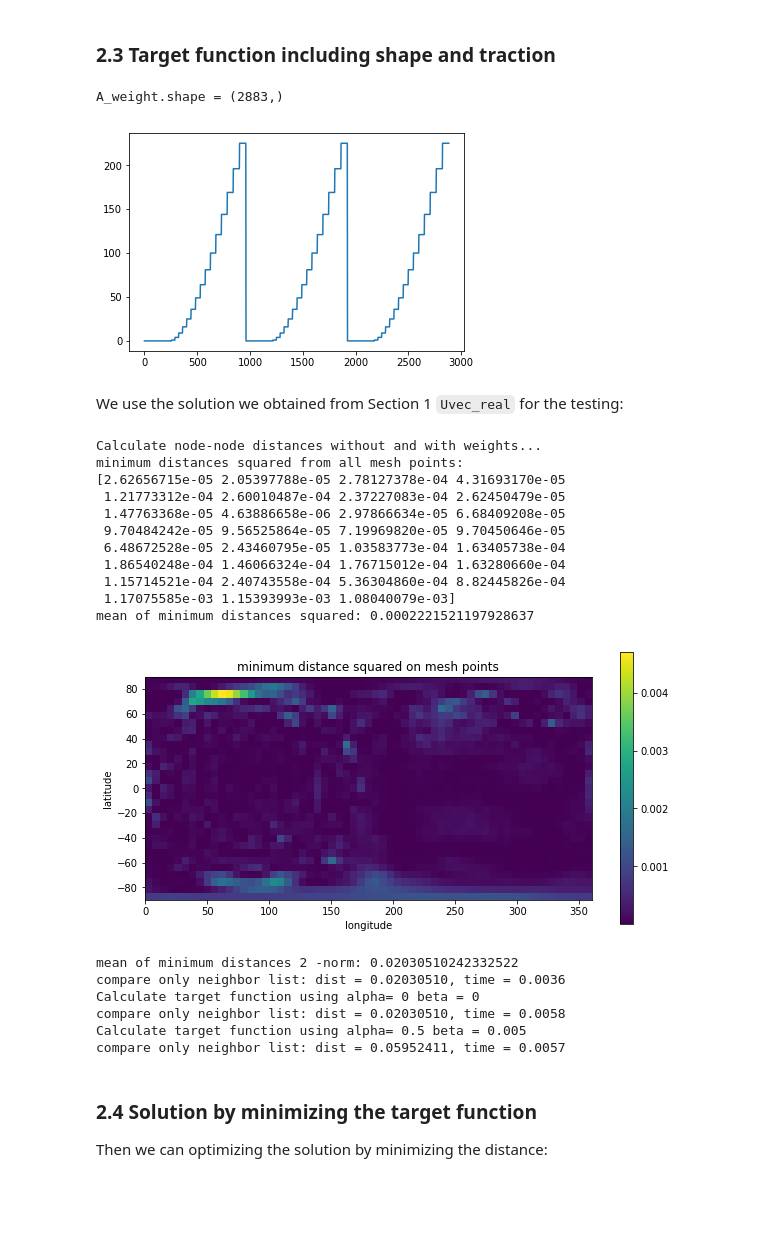
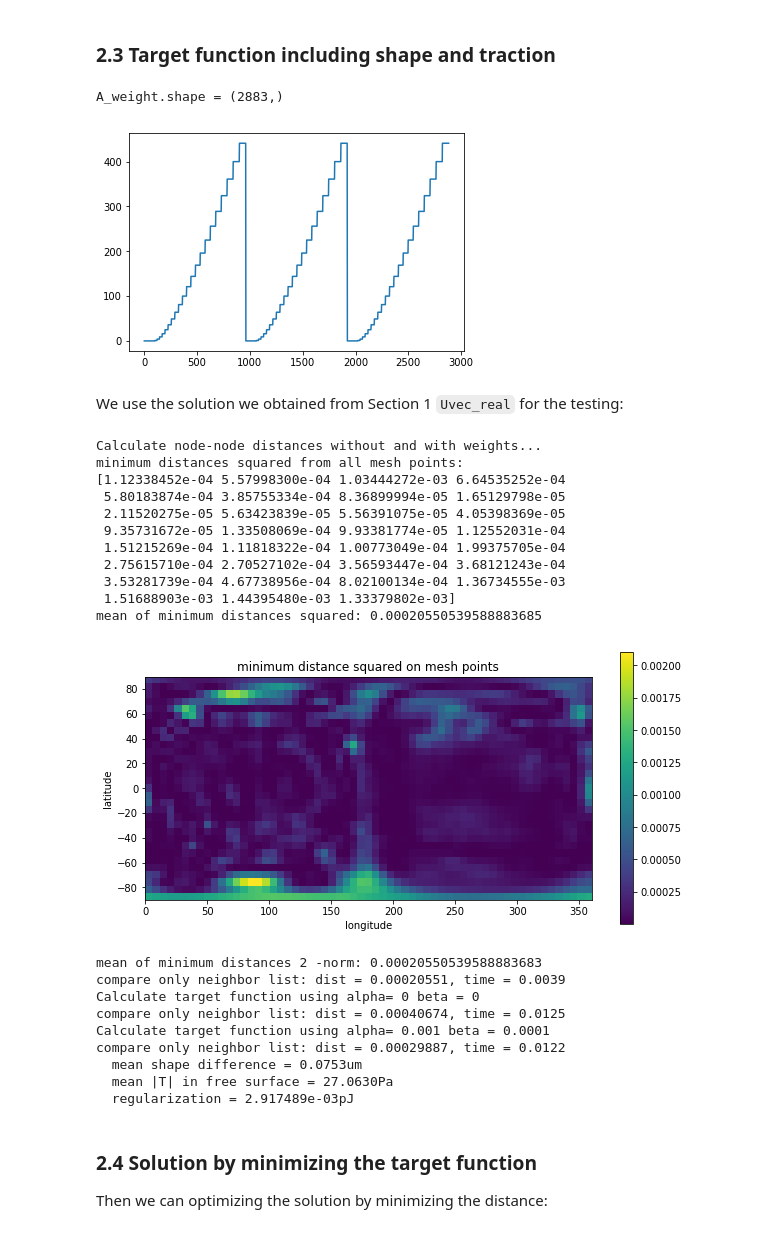
Before and after one commit to yfwang09/ShElastic, a Jupyter notebook: notebook/Case05-Hydrogel_Cell_Interaction-optimization.ipynb, the cells around one changed output. Cells and saved outputs as stored; diff of their text form; code cells hidden in the pictures; blank space fills up the shorter version.

Commit message:
Energy as regularization

```diff
--- a/notebook/Case05-Hydrogel_Cell_Interaction-optimization.ipynb
+++ b/notebook/Case05-Hydrogel_Cell_Interaction-optimization.ipynb
@@ -38,7 +38,7 @@ from Case05_utilities import generate_fcache, generate_Xneigh, generate_Eneigh,
 ############################# change inputs here #################################
 # Data file name
 datadir = '../testdata'
-smoothed = 'smoothed'; smoothed = '';
+smoothed = 'smoothed_lmax30_lwork25'; # smoothed = 'smoothed'; smoothed = '';
 dilated = '_smoothed'; # dilated = '_1um_dilated'; # dilated = '';
 shapename = 'Shape2'
 datafile = os.path.join(datadir, shapename+'_Coordinates_Cart_'+smoothed+'.csv')
@@ -50,9 +50,7 @@ mu0 = 300/3;
 mu = 1.; nu = 0.499;
 # Spherical Harmonics Analysis Settings
 lJmax = 30; lKmax = 30; lmax_plot = 60;
-lmax_work = np.int(0.5*lJmax);
-lmax_buf = lJmax-lmax_work
-lmax_mean = lmax_work + np.int(lmax_buf/2)
+ldamp_lo = 10; ldamp_hi = 20; lwork = 9
 
 # neibor list settings
 n_list = 200
@@ -61,13 +59,13 @@ n_recal_neigh = 1
 file_neigh = shapename + '_neigh%d_lmax%d'%(n_list, lJmax) + smoothed + dilated
 
 # regularizations
-myalpha = 0.500   # traction magnitude
-mybeta  = 0.005  # coefficient magnitude
+myalpha = 1e-3  # traction magnitude
+mybeta  = 1e-4  # coefficient magnitude
 
 # program switches
 plot_figure = True
 node_face_dist_on = None
-opt_proc = [2, ]; myord = 2; # 2: sol2dr; myord: p-norm order
+opt_proc = [2, ]; myord = 1; # 2: sol2dr; myord: p-norm order
 #opt_proc = [0, 1, 0, 1, 0, 1, 0, 1, 0]  # 1: node-face on; 0: node-face off;
 
 # minimization settings
@@ -81,7 +79,7 @@ minimizer_config = {'maxiter': maxiter_per_period, 'gtol': CG_gtol, 'disp': True
 # dump files for minimization
 #AKinitfile = 'AK_iter_'+shapename+('_lmax%d'%20)+smoothed+dilated+'.npy'
 AKinitfile = 'AK_iter_'+shapename+('_lmax%d'%20)+'_1um_dilated.npy'
-savename = shapename+('_lmax%d'%lJmax)+smoothed+dilated+'_4norm'
+savename = shapename+('_lmax%d'%lJmax)+smoothed+dilated
 AKfile = 'AK_iter_'+savename+'.npy'
 fvfile = 'fv_'+savename+'.txt'
 
@@ -405,7 +421,7 @@ if (node_face_dist_on is not None) or (0 in opt_proc) or (1 in opt_proc):
 ### Develop the interpolation function for $r(\theta,\varphi)$ from data
 # %%
 if (2 in opt_proc):
-    urcilm_interp, chi2 = pyshtools.expand.SHExpandLSQ(ur, Vlat, Vlon, lmax=lmax_plot+10)
+    urcilm_interp, chi2 = pyshtools.expand.SHExpandLSQ(ur, Vlat, Vlon, lmax=lJmax+10)
     print(chi2)
 
     ucoeff_interp = pyshtools.SHCoeffs.from_array(urcilm_interp)
@@ -413,7 +429,6 @@ if (2 in opt_proc):
 
     if plot_figure:
         fig, ax = ucoeff_interp.plot_spectrum(unit='per_lm')
-        fig, ax = urgrid_interp.plot()
         urgrid_interp.info()
 
     from scipy.interpolate import RectBivariateSpline
@@ -450,7 +465,7 @@ if (2 in opt_proc):
         plt.xlim(0, 360)
         plt.ylim(-90, 90)
         plt.subplot(212)
-        plt.tripcolor(pVlon, Vlat, ur_interp-ur)
+        plt.tripcolor(pVlon, Vlat, (ur_interp-ur)*r0)
         plt.colorbar()
         plt.axis('equal')
         plt.xlim(0, 360)
@@ -497,8 +511,8 @@ else:
 
 Q = TransMat(lJmax=lJmax)           # transformation matrix from Cartesian to Spherical Coordinates
 l_list, m_list = LM_list(lJmax)
-ndamp = ((lJmax+1)**2 - (lJmax+1-lmax_buf)**2)*3
-l_weight = l_list - (lJmax - lmax_buf); l_weight[l_weight < 0] = 0; l_weight = l_weight**2;#np.exp(l_weight) - 1;
+#ndamp = ((lJmax+1)**2 - (lJmax+1-lmax_buf)**2)*3
+l_weight = l_list - lwork; l_weight[l_weight < 0] = 0; l_weight = l_weight**2; #(np.exp(l_weight) - 1);
 A_weight = np.tile(l_weight, 3)
 
 print("A_weight.shape =",A_weight.shape)
@@ -507,7 +521,7 @@ if plot_figure:
     plt.show()
 # %% [output]
 A_weight.shape = (2883,)
-[figure, old version]
+[figure, new version]
 # %%
 from Case05_utilities import sol2dr, sol2dist, sol2dist_verbose, sol2dist_update
 # %% [markdown]
@@ -518,51 +532,56 @@ print('Calculate node-node distances without and with weights...')
 tic = time.time()
 dist_test = coeffs2dr(U1avec0, f_interp=f_interp, lmax=lJmax, X0=X0, Complex=True, debug=True)
 toc = time.time()
 print("minimum distances squared from all mesh points:")
 norm2 = np.sum(dist_test**2, axis=-1)
 print(norm2[:,0])
 print("mean of minimum distances squared:", norm2.mean())
 if plot_figure:
     fig, ax = plotfv(norm2, show=False, lonshift=180)
     ax.set_title('minimum distance squared on mesh points')
     plt.show()
-print("mean of minimum distances",myord,"-norm:", np.linalg.norm(norm2.flatten(), ord=myord))#/(lJmax+1)/(2*lJmax+1))
+print("mean of minimum distances",myord*2,"-norm:", np.linalg.norm(norm2.flatten(), ord=myord)/(lJmax+1)/(2*lJmax+1))
 
 tic = time.time()
 dist_test = coeffs2dr(U1avec0, f_interp=f_interp, lmax=lJmax, X0=X0, Complex=True, norm_order=myord)
 toc = time.time()
 print('compare only neighbor list: dist = %.8f, time = %.4f'%(dist_test, toc-tic))
 
 print('Calculate target function using alpha=',0,'beta =',0)
 tic = time.time()
-dist_test = sol2dr(AK_init, Cmat, Dmat, alpha = 0, beta = 0, isTfv=isTfv, f_interp=f_interp, separate=False, lmax=lJmax, X0=X0, l_weight=A_weight, norm_order=myord)
+dist_test = sol2dr(AK_init, Cmat, Dmat, alpha = 0, beta = 0.001, isTfv=isTfv, f_interp=f_interp, separate=False, lmax=lJmax, X0=X0, l_weight=A_weight, norm_order=myord)
 toc = time.time()
 print('compare only neighbor list: dist = %.8f, time = %.4f'%(dist_test, toc-tic))
 
 print('Calculate target function using alpha=',myalpha,'beta =',mybeta)
 tic = time.time()
 dist_test = sol2dr(AK_init, Cmat, Dmat, alpha = myalpha, beta = mybeta, isTfv=isTfv, f_interp=f_interp, separate=False, lmax=lJmax, X0=X0, l_weight=A_weight, norm_order=myord)
 toc = time.time()
 print('compare only neighbor list: dist = %.8f, time = %.4f'%(dist_test, toc-tic))
+dist_test = sol2dr(AK_init, Cmat, Dmat, alpha = myalpha, beta = mybeta, isTfv=isTfv, f_interp=f_interp, separate=True, lmax=lJmax, X0=X0, l_weight=A_weight, norm_order=myord)
+verb = sol2dist_verbose(dist_test, mu0=mu0, r0=r0)
 # %% [output]
 Calculate node-node distances without and with weights...
 minimum distances squared from all mesh points:
-[2.62656715e-05 2.05397788e-05 2.78127378e-04 4.31693170e-05
- 1.21773312e-04 2.60010487e-04 2.37227083e-04 2.62450479e-05
- 1.47763368e-05 4.63886658e-06 2.97866634e-05 6.68409208e-05
- 9.70484242e-05 9.56525864e-05 7.19969820e-05 9.70450646e-05
- 6.48672528e-05 2.43460795e-05 1.03583773e-04 1.63405738e-04
- 1.86540248e-04 1.46066324e-04 1.76715012e-04 1.63280660e-04
- 1.15714521e-04 2.40743558e-04 5.36304860e-04 8.82445826e-04
- 1.17075585e-03 1.15393993e-03 1.08040079e-03]
-mean of minimum distances squared: 0.0002221521197928637
+[1.12338452e-04 5.57998300e-04 1.03444272e-03 6.64535252e-04
+ 5.80183874e-04 3.85755334e-04 8.36899994e-05 1.65129798e-05
+ 2.11520275e-05 5.63423839e-05 5.56391075e-05 4.05398369e-05
+ 9.35731672e-05 1.33508069e-04 9.93381774e-05 1.12552031e-04
+ 1.51215269e-04 1.11818322e-04 1.00773049e-04 1.99375705e-04
+ 2.75615710e-04 2.70527102e-04 3.56593447e-04 3.68121243e-04
+ 3.53281739e-04 4.67738956e-04 8.02100134e-04 1.36734555e-03
+ 1.51688903e-03 1.44395480e-03 1.33379802e-03]
+mean of minimum distances squared: 0.00020550539588883685
-[figure, old version]
+[figure, new version]
-mean of minimum distances 2 -norm: 0.02030510242332522
-compare only neighbor list: dist = 0.02030510, time = 0.0036
+mean of minimum distances 2 -norm: 0.00020550539588883683
+compare only neighbor list: dist = 0.00020551, time = 0.0039
 Calculate target function using alpha= 0 beta = 0
-compare only neighbor list: dist = 0.02030510, time = 0.0058
-Calculate target function using alpha= 0.5 beta = 0.005
-compare only neighbor list: dist = 0.05952411, time = 0.0057
+compare only neighbor list: dist = 0.00040674, time = 0.0125
+Calculate target function using alpha= 0.001 beta = 0.0001
+compare only neighbor list: dist = 0.00029887, time = 0.0122
+  mean shape difference = 0.0753um
+  mean |T| in free surface = 27.0630Pa
+  regularization = 2.917489e-03pJ
 # %% [markdown]
 ### 2.4 Solution by minimizing the target function
 
```
Also changed, not shown: parts of 7 cells of this notebook, 13 other files.
